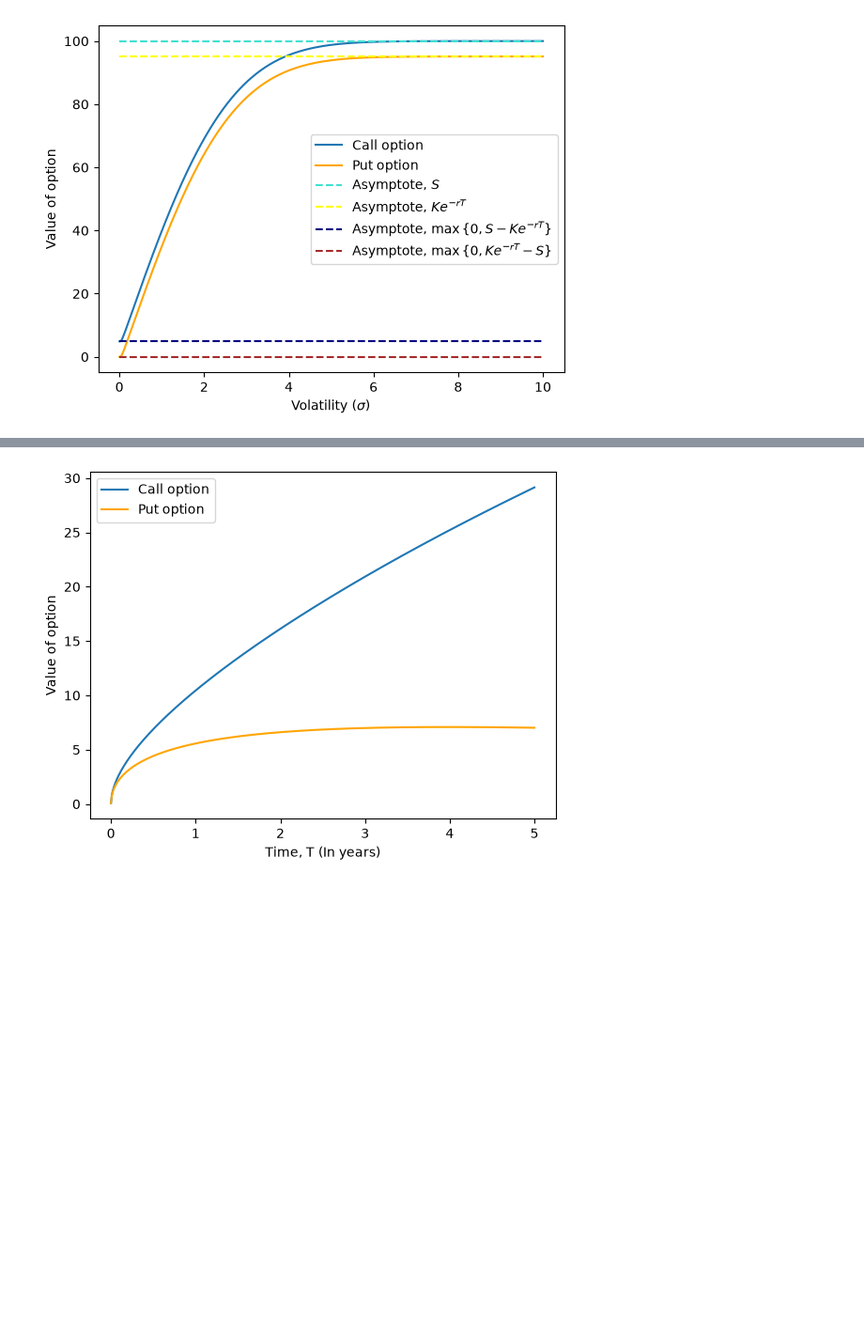
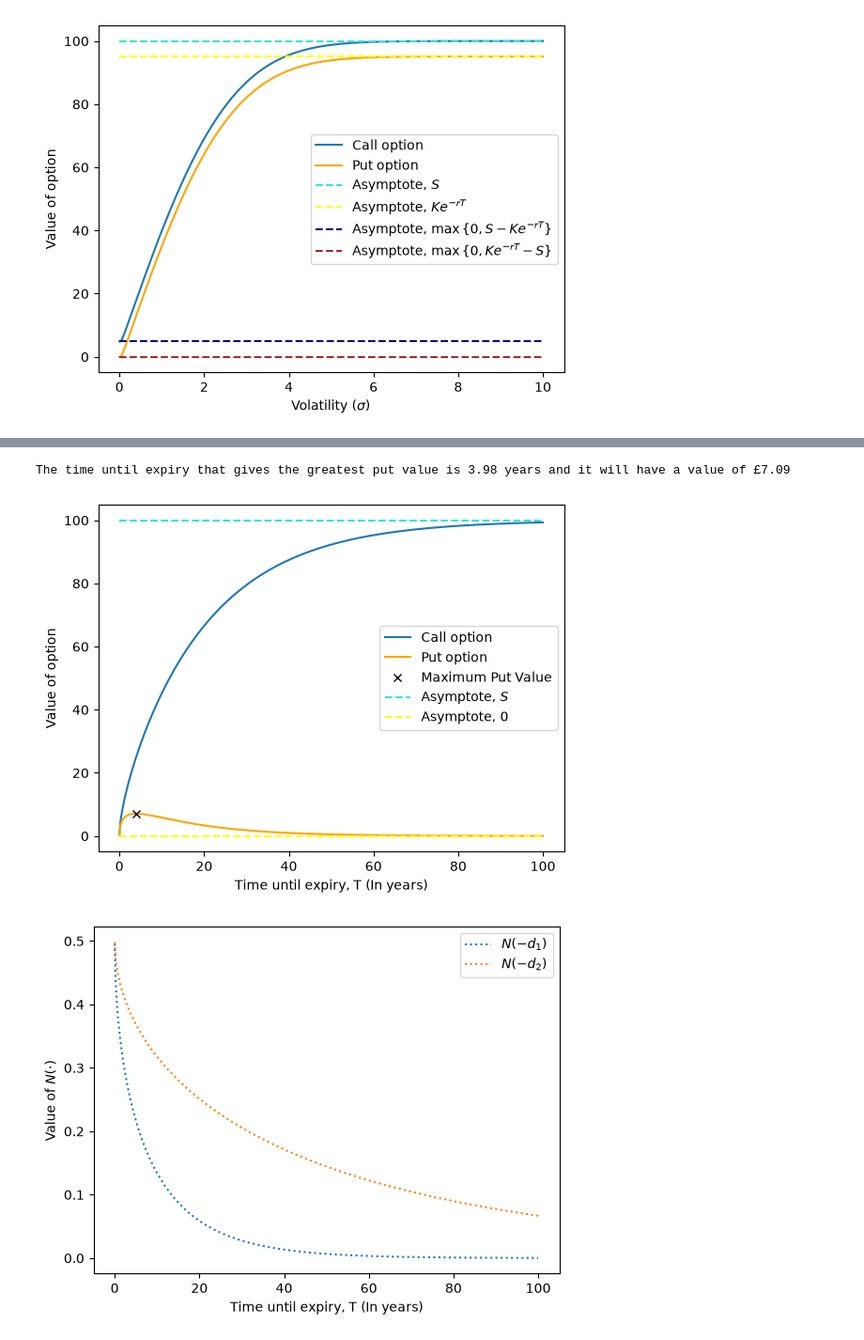
Before and after one commit to Enthus3d/options-pricing, a Jupyter notebook: notebooks/analytical_pricer.ipynb, the cells around one changed output, grey strips where cells are left out. Shown at 94% size. Saved outputs shown, nothing was run; the diff lists cells and outputs as text; code cells hidden in the pictures; blank space fills up the shorter version.

Commit message:
Added explaination of final time vs options price graph

```diff
--- a/notebooks/analytical_pricer.ipynb
+++ b/notebooks/analytical_pricer.ipynb
@@ -124,15 +129,35 @@ S = 100
 K = 100
 r = 0.05
 sigma = 0.20
+T_start, T_end = 0.001, 100
 # %%
-T_values = np.linspace(0.0001,5,500)
+T_values = np.linspace(T_start,T_end,500)
+
+fixed_func = partial(bs_put, S=S, K=K, R=r, sigma = sigma)
+result = scipy.optimize.minimize_scalar(lambda T: -fixed_func(T=T), bounds=(T_start, T_end), method='bounded')
+max_x = result.x
+max_y = -result.fun
+print(f"The time until expiry that gives the greatest put value is {max_x:.2f} years and it will have a value of £{max_y:.2f}")
 
 plt.figure()
 plt.plot(T_values, bs_call(S, K, T_values, r, sigma), label = "Call option")
 plt.plot(T_values, bs_put(S, K, T_values, r, sigma), color = 'orange', label = "Put option")
-plt.xlabel('Time, T (In years)')
+plt.xlabel('Time until expiry, T (In years)')
 plt.ylabel("Value of option")
+plt.plot(max_x, max_y, 'x', color = 'black', label="Maximum Put Value")
+plt.hlines(S, T_start, T_end, ls = "--", color = "turquoise", label = r"Asymptote, $S$")
+plt.hlines(0, T_start, T_end , color = "yellow", ls = "--", label = r"Asymptote, $0$")
 plt.legend()
 plt.show()
+
+plt.figure()
+plt.plot(T_values, scipy.stats.norm.cdf(-intermediaries(S, K, T_values, r, sigma)[0]), ls = 'dotted', label = r'$N(-d_1)$')
+plt.plot(T_values, scipy.stats.norm.cdf(-intermediaries(S, K, T_values, r, sigma)[1]), ls = 'dotted', label = r'$N(-d_2)$')
+plt.xlabel('Time until expiry, T (In years)')
+plt.ylabel(r"Value of $N(\cdot)$")
+plt.legend()
+plt.show()
 # %% [output]
+The time until expiry that gives the greatest put value is 3.98 years and it will have a value of £7.09
-[figure, old version]
+[figure, new version]
+[figure, added]
```
Also changed, not shown: parts of 5 cells of this notebook.
